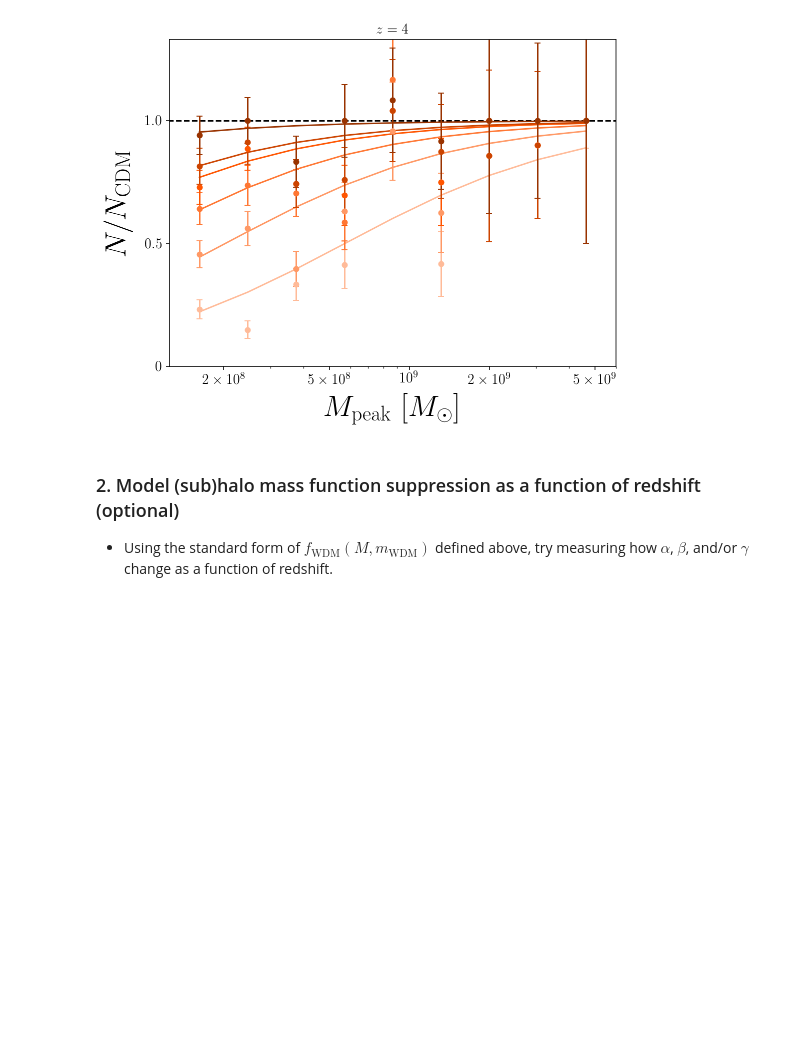
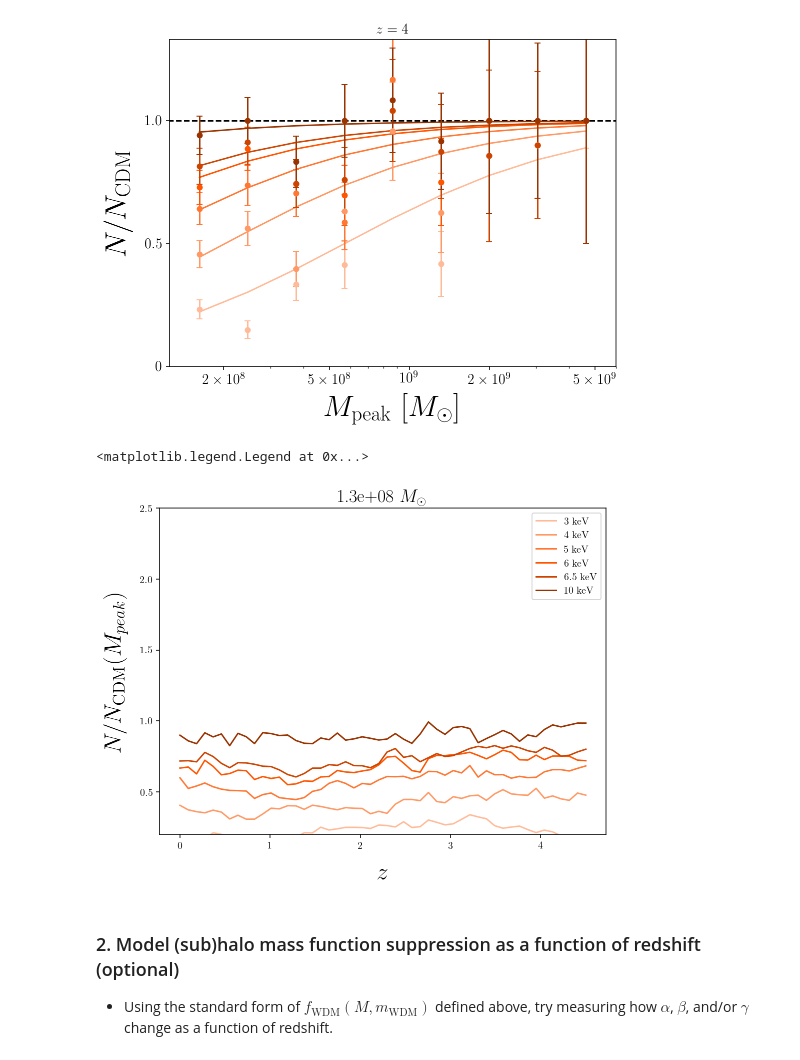
Before and after one commit to theotherlogan/nsbp-2023, a Jupyter notebook: notebooks/logan_week4.ipynb, the cells around one changed output. Saved outputs shown, nothing was run; the diff lists cells and outputs as text; code cells hidden in the pictures; blank space fills up the shorter version.

Commit message:
new plots; relative number as a function of redshift

```diff
--- a/notebooks/logan_week4.ipynb
+++ b/notebooks/logan_week4.ipynb
@@ -13,6 +13,9 @@ from tqdm import tqdm
 %config InlineBackend.figure_format='retina'
 %config InlineBackend.rc = {'figure.facecolor': 'w'}
 plt.rc("text", usetex=True)
+plt.rc("text", usetex=True)
+plt.rcParams["font.family"] = "serif"
+plt.rcParams["mathtext.fontset"] = 'cm'
 custom_blues_complement = ["#FFBB99", "#FF9966", "#FF7733", "#FF5500", "#CC4400", "#993300", "#662200","#000000"]
 
 sim_colors = {}
@@ -386,6 +389,26 @@ plt.title(f'$z = {z_desired}$', fontsize=14)
 plt.show()
 # %% [output]
 [figure]
+# %%
+idx = 0
+plt.figure(figsize=(8,6))
+
+for model in models:
+    suppression = np.zeros(50)
+
+    for i,z in enumerate(wdm_shmf_suppression[model]):
+        suppression[i] = wdm_shmf_suppression[model][str(z)][idx]
+
+    plt.plot(redshifts, suppression, c=sim_colors[model], label=f'{model[4:]} keV')
+
+plt.ylabel(r'$N/N_{\rm{CDM}}(M_{peak})$', fontsize=24, labelpad=12)
+plt.xlabel(r'$z$', fontsize=24, labelpad=12)
+plt.title(rf'{base_mpeak[idx]: .1e} $M_\odot$', fontsize=18)
+plt.ylim(0.2, 2.5)
+plt.legend(fontsize=10)
+# %% [output]
+<matplotlib.legend.Legend at 0x...>
+[figure, added]
 # %% [markdown]
 ### 2. Model (sub)halo mass function suppression as a function of redshift (optional)
 
```
